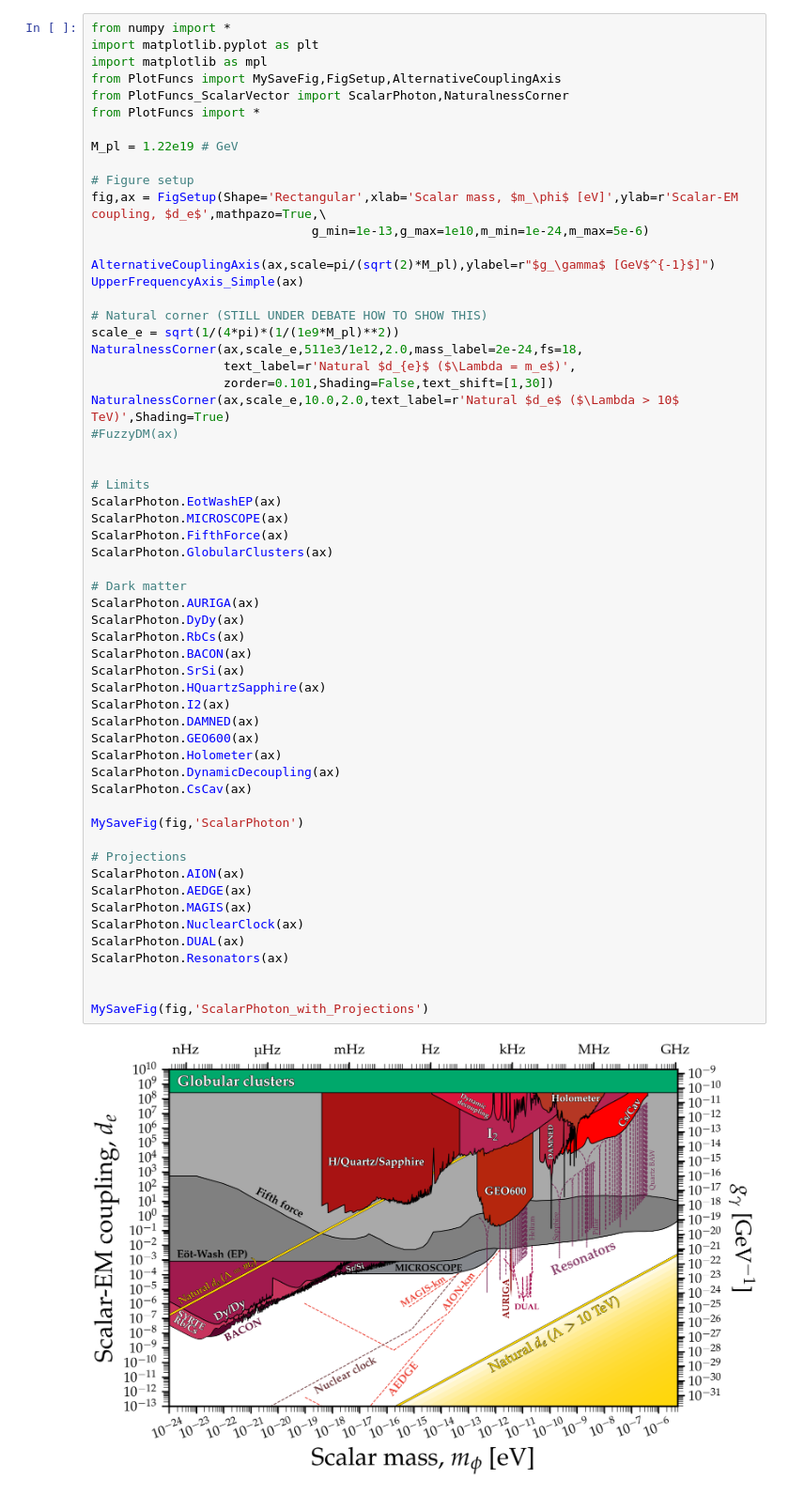
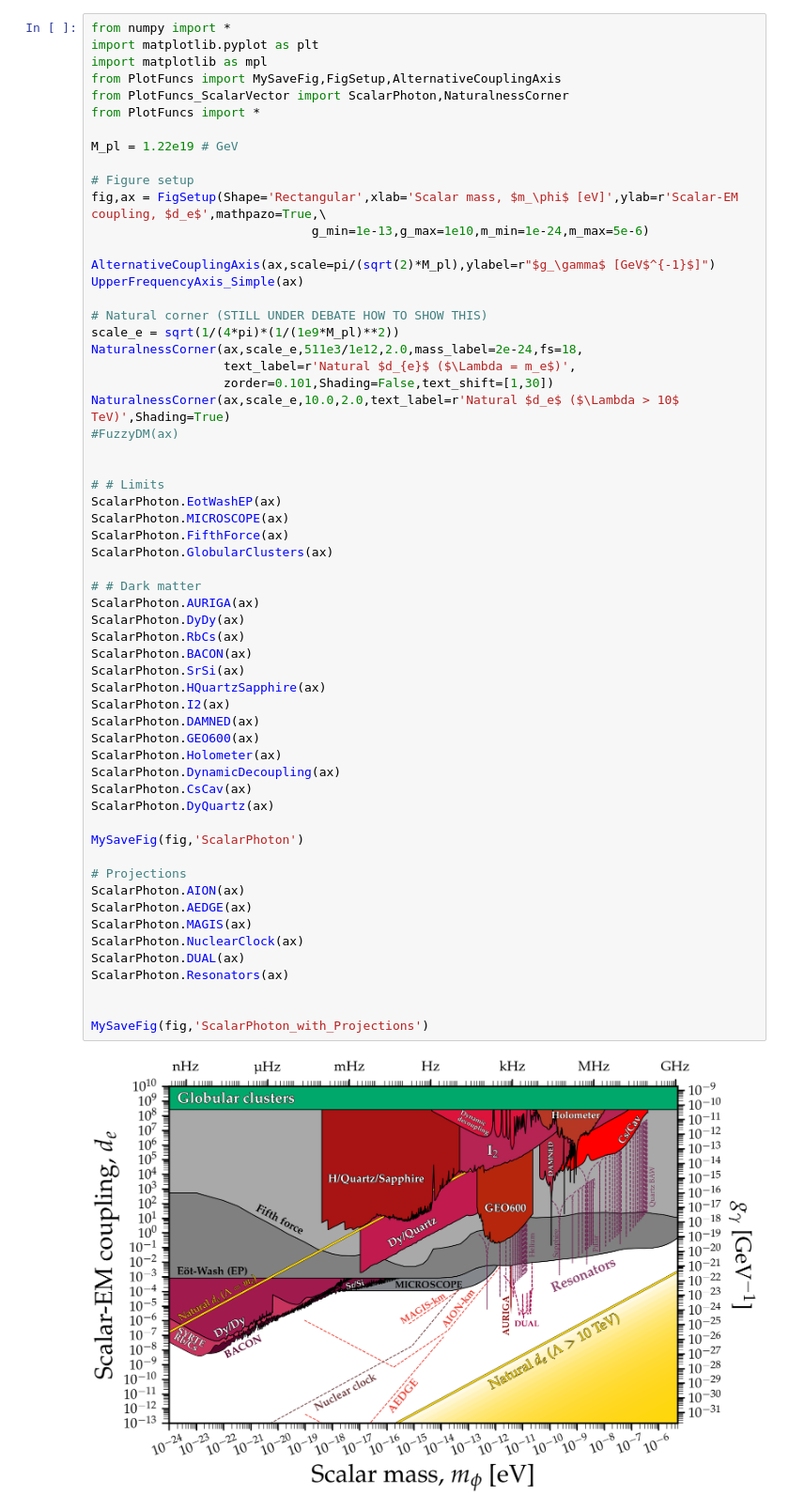
Before and after one commit to cajohare/AxionLimits, a Jupyter notebook: Scalars.ipynb, the cells around one changed output. Shown at 94% size. Cells and saved outputs as stored; diff of their text form.

```diff
--- a/Scalars.ipynb
+++ b/Scalars.ipynb
@@ -24,40 +24,41 @@ NaturalnessCorner(ax,scale_e,10.0,2.0,text_label=r'Natural $d_e$ ($\Lambda > 10$
 #FuzzyDM(ax)
 
 
-# Limits
+# # Limits
 ScalarPhoton.EotWashEP(ax)
 ScalarPhoton.MICROSCOPE(ax)
 ScalarPhoton.FifthForce(ax)
 ScalarPhoton.GlobularClusters(ax)
 
-# Dark matter
+# # Dark matter
 ScalarPhoton.AURIGA(ax)
 ScalarPhoton.DyDy(ax)
 ScalarPhoton.RbCs(ax)
 ScalarPhoton.BACON(ax)
 ScalarPhoton.SrSi(ax)
 ScalarPhoton.HQuartzSapphire(ax)
 ScalarPhoton.I2(ax)
 ScalarPhoton.DAMNED(ax)
 ScalarPhoton.GEO600(ax)
 ScalarPhoton.Holometer(ax)
 ScalarPhoton.DynamicDecoupling(ax)
 ScalarPhoton.CsCav(ax)
+ScalarPhoton.DyQuartz(ax)
 
 MySaveFig(fig,'ScalarPhoton')
 
 # Projections
 ScalarPhoton.AION(ax)
 ScalarPhoton.AEDGE(ax)
 ScalarPhoton.MAGIS(ax)
 ScalarPhoton.NuclearClock(ax)
 ScalarPhoton.DUAL(ax)
 ScalarPhoton.Resonators(ax)
 
 
 MySaveFig(fig,'ScalarPhoton_with_Projections')
 # %% [output]
-[figure, old version]
+[figure, new version]
 # %%
 from numpy import *
 import matplotlib.pyplot as plt
```
Also changed, not shown: parts of 1 cell of this notebook, 24 other files.
